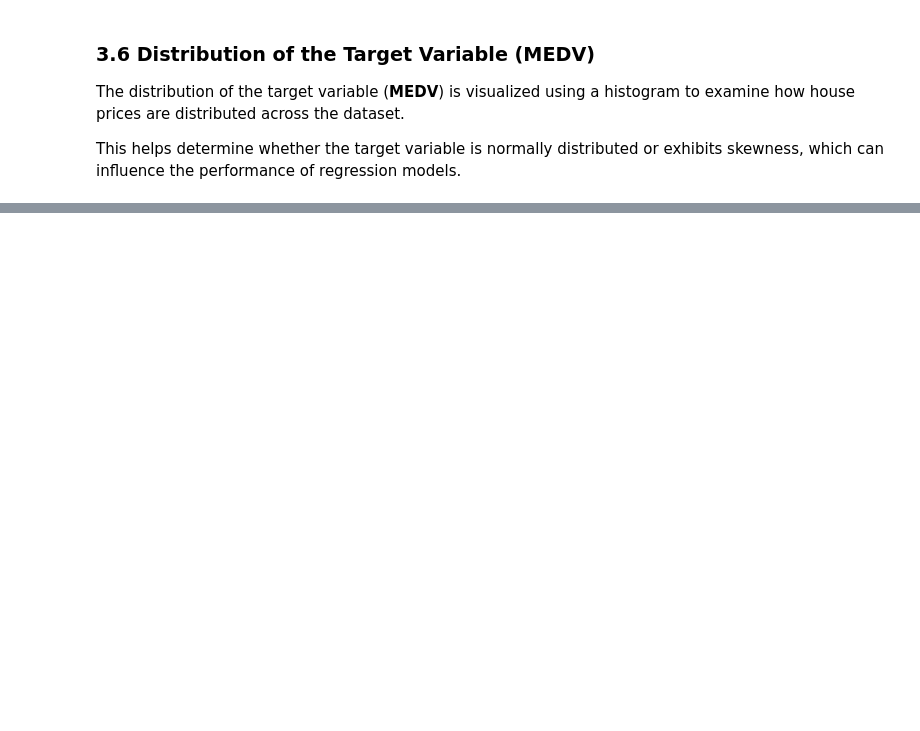
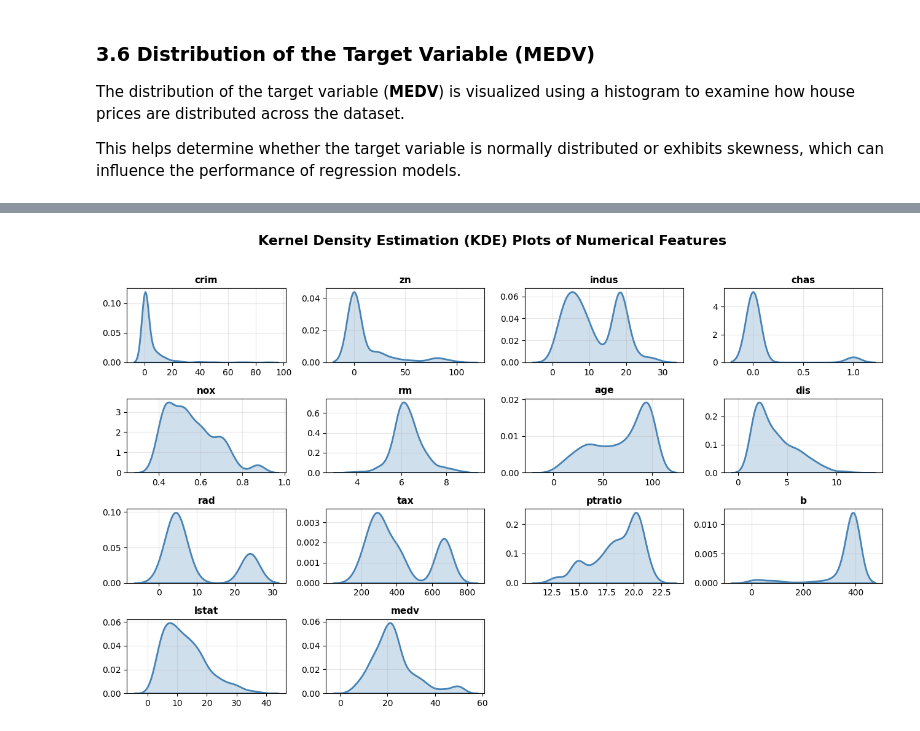
Before and after one commit to Clinton1029/Bostonhousing1, a Jupyter notebook: Bostonhousing.ipynb, the cells around one changed output, grey strips where cells are left out. Cells and saved outputs as stored; diff of their text form; code cells hidden in the pictures; blank space fills up the shorter version.

```diff
--- a/Bostonhousing.ipynb
+++ b/Bostonhousing.ipynb
@@ -179,0 +204,34 @@ plt.show()
+# %%
+fig, axes = plt.subplots(4, 4, figsize=(13, 8))
+
+axes = axes.flatten()
+
+for i, column in enumerate(df.columns):
+    sns.kdeplot(
+        data=df,
+        x=column,
+        fill=True,
+        color="steelblue",
+        linewidth=2,
+        ax=axes[i]
+    )
+
+    axes[i].set_title(column, fontsize=11, fontweight="bold")
+    axes[i].set_xlabel("")
+    axes[i].set_ylabel("")
+    axes[i].grid(alpha=0.3)
+
+# Remove any unused subplots
+for j in range(len(df.columns), len(axes)):
+    fig.delaxes(axes[j])
+
+plt.suptitle(
+    "Kernel Density Estimation (KDE) Plots of Numerical Features",
+    fontsize=16,
+    fontweight="bold"
+)
+
+plt.tight_layout(rect=[0, 0, 1, 0.96])
+plt.show()
+# %% [output]
+[figure, added]
```
Also changed, not shown: parts of 7 cells of this notebook.
